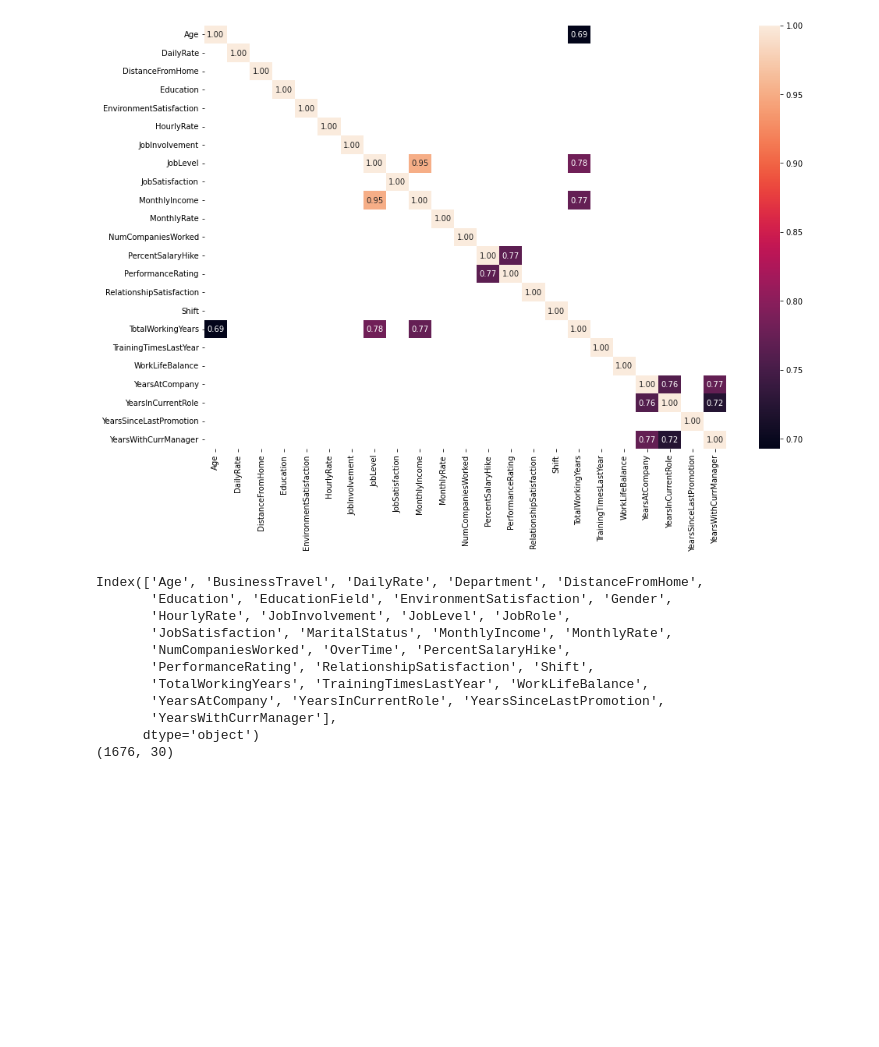
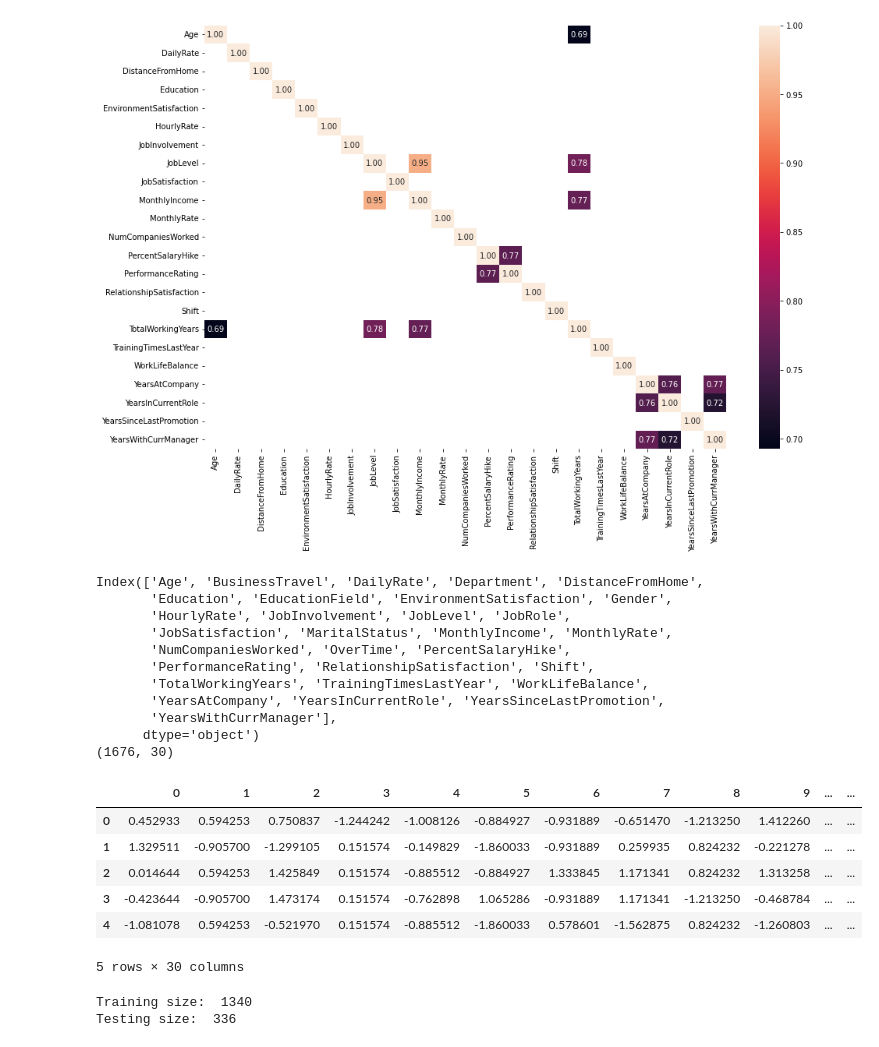
Before and after one commit to itsmegarvi/Positive_Pulse, a Jupyter notebook: preprocessing.ipynb, the cells around one changed output. Drawn from its saved outputs; the diff is of its cells as text; code cells hidden in the pictures; blank space fills up the shorter version.

```diff
--- a/preprocessing.ipynb
+++ b/preprocessing.ipynb
@@ -131,3 +130,17 @@ Index(['Age', 'BusinessTravel', 'DailyRate', 'Department', 'DistanceFromHome',
        'YearsWithCurrManager'],
       dtype='object')
 (1676, 30)
+# %%
+scaler = StandardScaler()
+scaler.fit(X)
+X_scaled = scaler.transform(X)
+X_scaled=pd.DataFrame(X_scaled)
+X_scaled.head()
+# %% [output]
+|  | 0 | 1 | 2 | 3 | 4 | 5 | 6 | 7 | 8 | 9 | ... | ... |
+| 0 | 0.452933 | 0.594253 | 0.750837 | -1.244242 | -1.008126 | -0.884927 | -0.931889 | -0.651470 | -1.213250 | 1.412260 | ... | ... |
+| 1 | 1.329511 | -0.905700 | -1.299105 | 0.151574 | -0.149829 | -1.860033 | -0.931889 | 0.259935 | 0.824232 | -0.221278 | ... | ... |
+| 2 | 0.014644 | 0.594253 | 1.425849 | 0.151574 | -0.885512 | -0.884927 | 1.333845 | 1.171341 | 0.824232 | 1.313258 | ... | ... |
+| 3 | -0.423644 | -0.905700 | 1.473174 | 0.151574 | -0.762898 | 1.065286 | -0.931889 | 1.171341 | -1.213250 | -0.468784 | ... | ... |
+| 4 | -1.081078 | 0.594253 | -0.521970 | 0.151574 | -0.885512 | -1.860033 | 0.578601 | -1.562875 | 0.824232 | -1.260803 | ... | ... |
+5 rows × 30 columns
@@ -133,0 +149,6 @@ Index(['Age', 'BusinessTravel', 'DailyRate', 'Department', 'DistanceFromHome',
+# %%
+print("Training size: ", len(X_train))
+print("Testing size: ", len(X_test))
+# %% [output]
+Training size:  1340
+Testing size:  336
```
Also changed, not shown: parts of 4 cells of this notebook, 2 other files.
